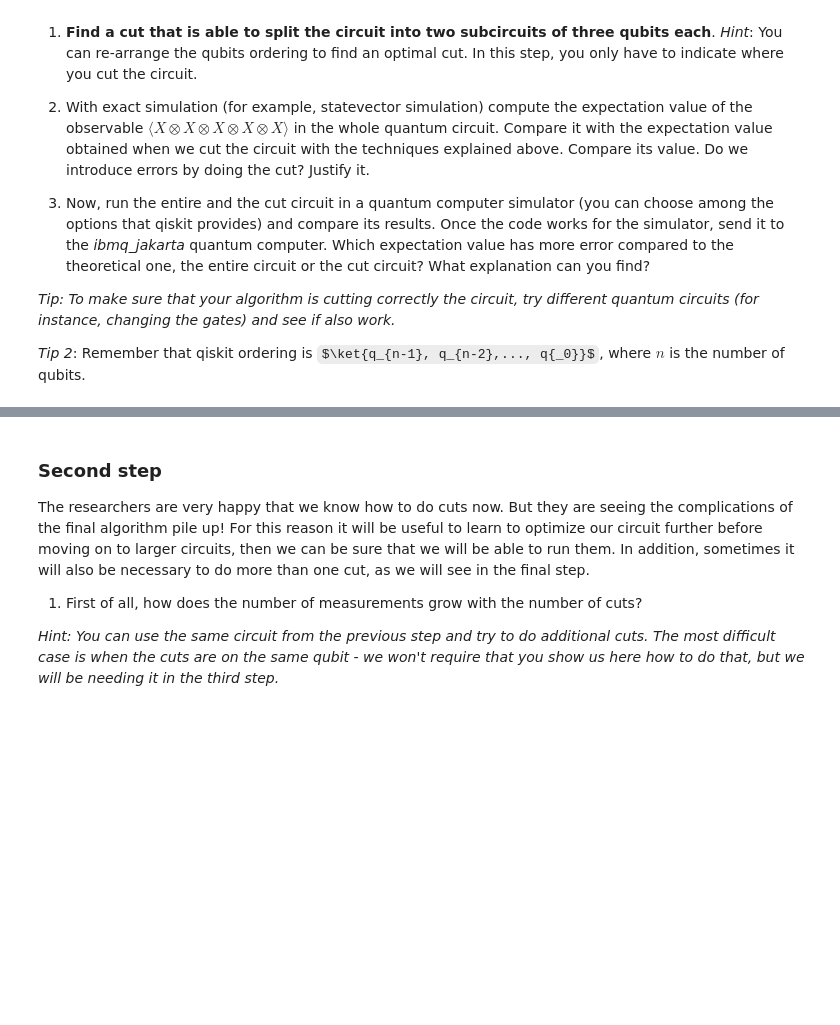
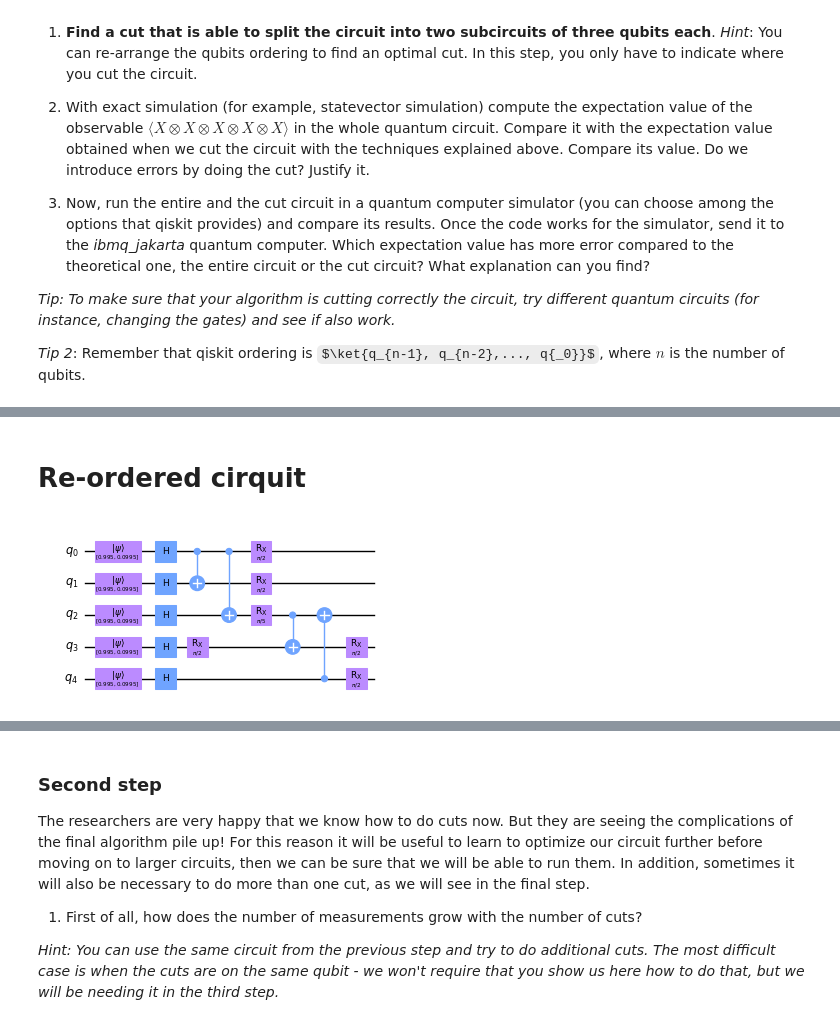
Before and after one commit to QuantumBarcelona/Qiskit-Hackathon-BCN, a Jupyter notebook: challenges/BSC_challenge.ipynb, the cells around one changed output, grey strips where cells are left out. Cells and saved outputs as stored; diff of their text form; code cells hidden in the pictures; some formulas as TeX source; blank space fills up the shorter version.

```diff
--- a/challenges/BSC_challenge.ipynb
+++ b/challenges/BSC_challenge.ipynb
@@ -127,32 +172,28 @@ We have the following quantum circuit:
+# %% [markdown]
+# **Re-ordered cirquit**
 # %%
-import numpy as np
-import matplotlib.pyplot as plt
-plt.rcParams.update({'font.size': 16}) # enlarge fonts
-
-
-# Import standard qiskit modules
-from qiskit import QuantumCircuit, QuantumRegister
-
-
-#For doing exact simulation you can use Statevector (feel free to use something else)
-from qiskit.quantum_info import Statevector
-
-#Your code here
 circuit = QuantumCircuit(5, 0)
+vector = [10,1]
+initial_state = vector/np.linalg.norm(vector)
+for i in range(num_qubits):
+    circuit.initialize(initial_state, i)
 
 circuit.h([0,1,2,3,4])
 circuit.cx(0,1)
 circuit.cx(0,2)
 
 #Declaramos la Rx
 circuit.rx(np.pi/2, 3)
 circuit.rx(np.pi/2, 0)
 circuit.rx(np.pi/2, 1)
 circuit.rx(np.pi/5, 2)
 
 
 circuit.cx(2,3)
 circuit.cx(4,2)
 
 circuit.rx(np.pi/2, 3)
 circuit.rx(np.pi/2, 4)
+circuit.draw("mpl", fold=-1, scale=0.7)
+# %% [output]
+[figure, added]
```
Also changed, not shown: parts of 16 cells of this notebook.
